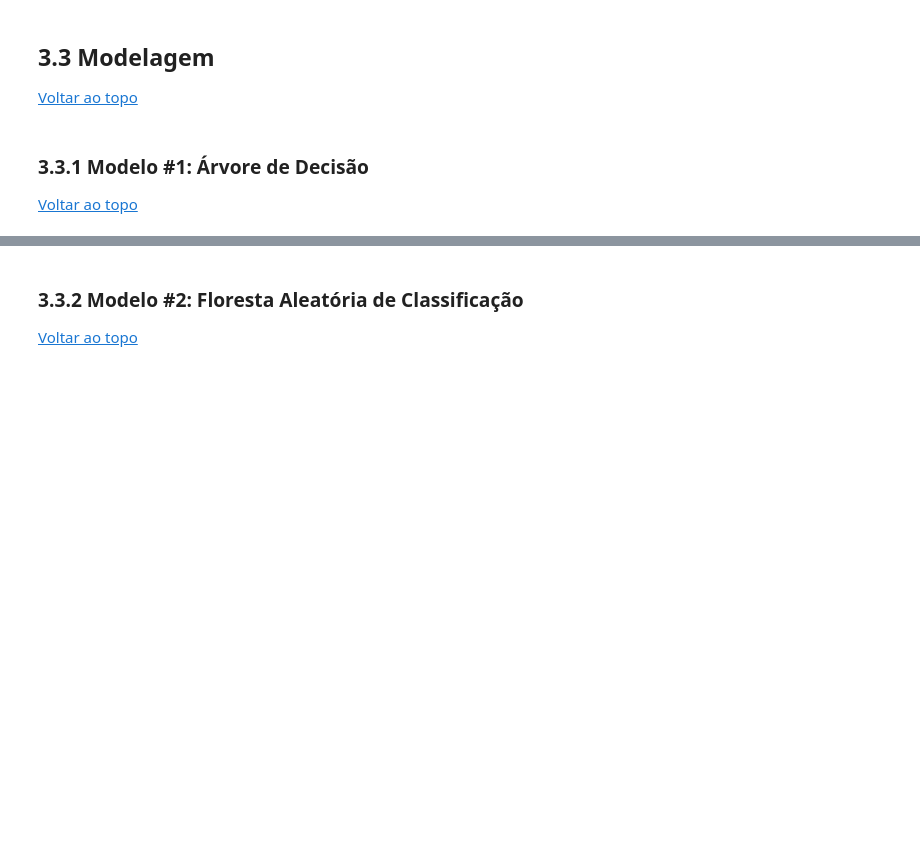
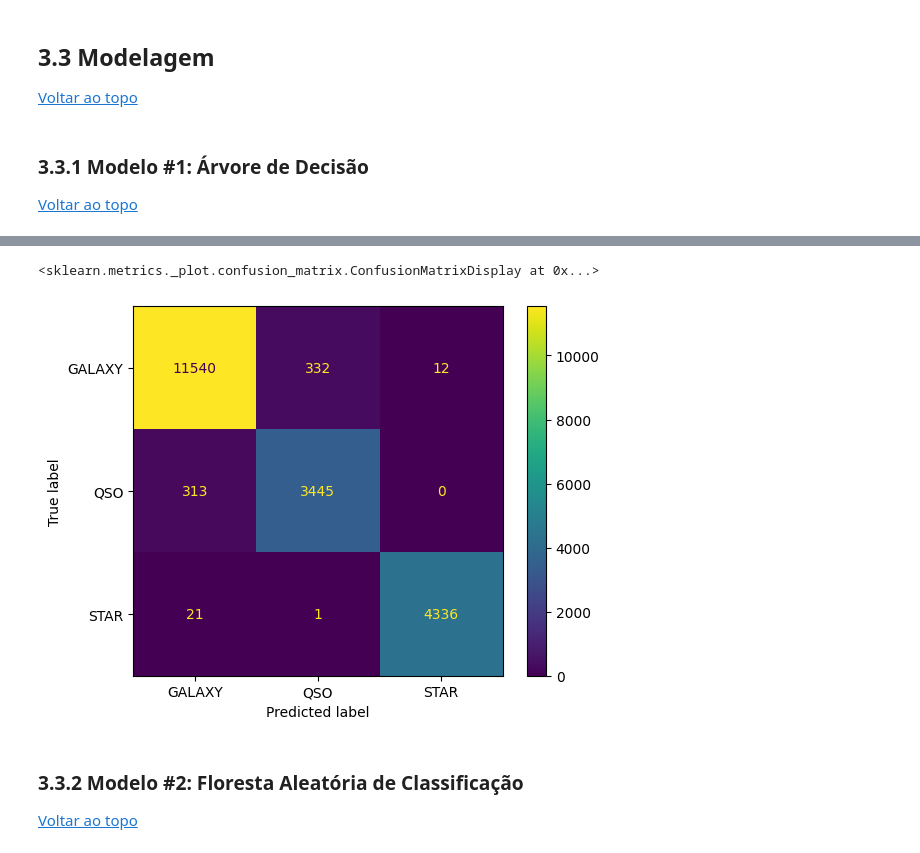
Before and after one commit to gutessitore/StellarClassification, a Jupyter notebook: Relatorio.ipynb, the cells around one changed output, grey strips where cells are left out. Drawn from its saved outputs; the diff is of its cells as text; code cells hidden in the pictures; blank space fills up the shorter version.

Commit message:
tree clf and random forest (Relatorio)

```diff
--- a/Relatorio.ipynb
+++ b/Relatorio.ipynb
@@ -177,0 +181,5 @@ X_train_undersam, y_train_undersam = apply_undersampling(X_train, y_train, rando
+# %%
+cl_tree = DecisionTreeClassifier()
+# %%
+cl_tree = cl_tree.fit(X_train, y_train)
+previsao = cl_tree.predict(X_test)
@@ -178,3 +198,8 @@ X_train_undersam, y_train_undersam = apply_undersampling(X_train, y_train, rando
+# %%
+plot_confusion_matrix(cl_tree, X_test, y_test)
+# %% [output]
+<sklearn.metrics._plot.confusion_matrix.ConfusionMatrixDisplay at 0x...>
+[figure, added]
 # %% [markdown]
 ### 3.3.2 Modelo #2: Floresta Aleatória de Classificação <a class="anchor" id="section-3-3-2"></a>
 [Voltar ao topo](#section-0)
```
Also changed, not shown: parts of 6 cells of this notebook.
